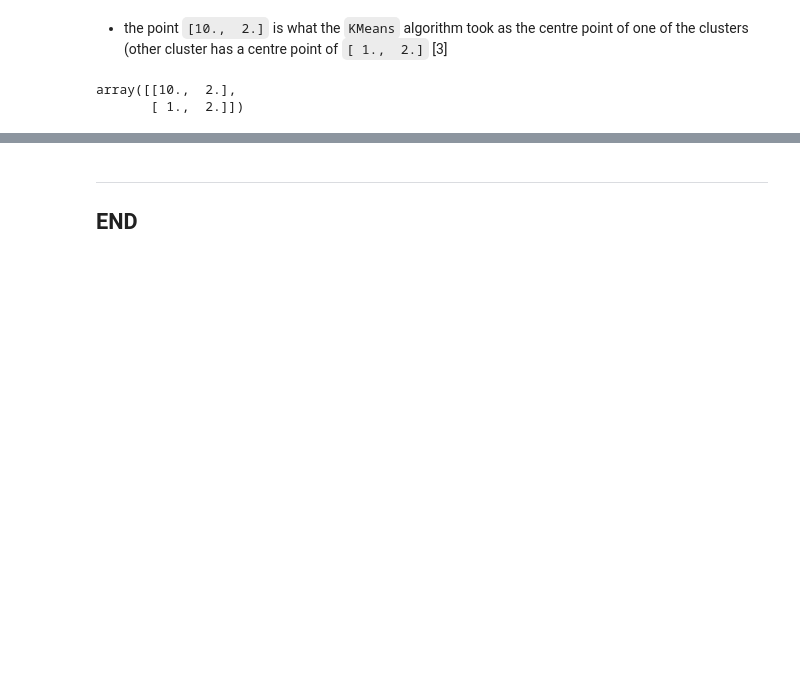
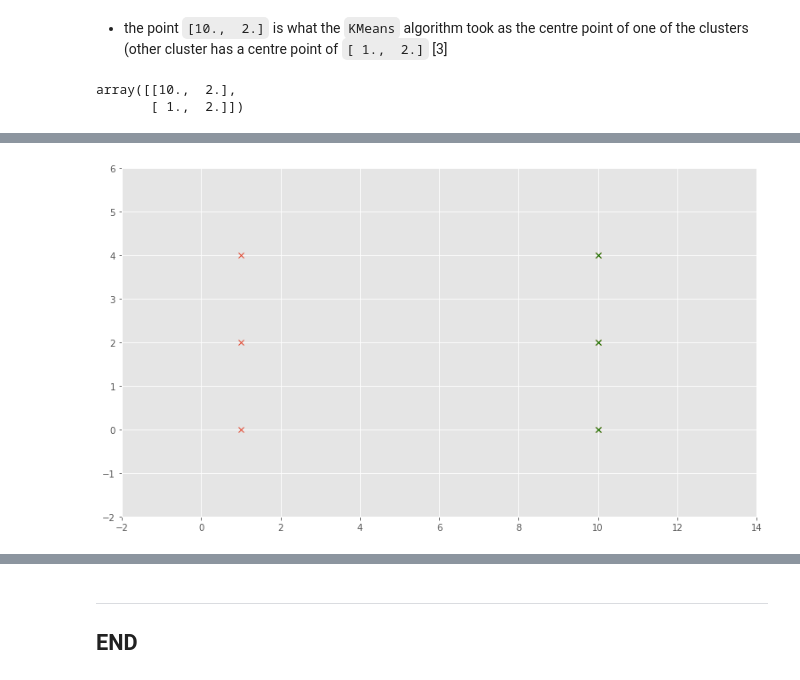
Before and after one commit to SeanOhAileasa/mls-scikit-learn-scipy-stats, a Jupyter notebook: scikit-learn.ipynb, the cells around one changed output, grey strips where cells are left out. Drawn from its saved outputs; the diff is of its cells as text; code cells hidden in the pictures; blank space fills up the shorter version.

```diff
--- a/scikit-learn.ipynb
+++ b/scikit-learn.ipynb
@@ -436,0 +513,4 @@ exit()
+# %%
+fig
+# %% [output]
+[figure, added]
```
Also changed, not shown: parts of 46 cells of this notebook.
